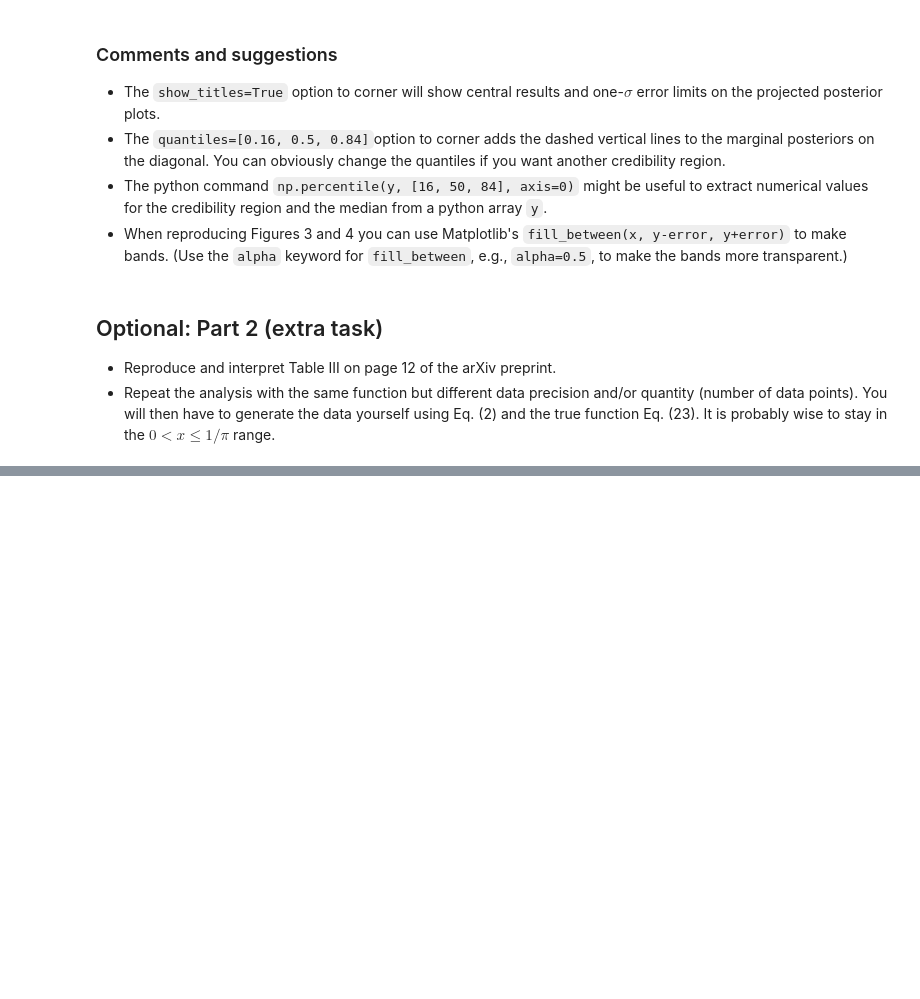
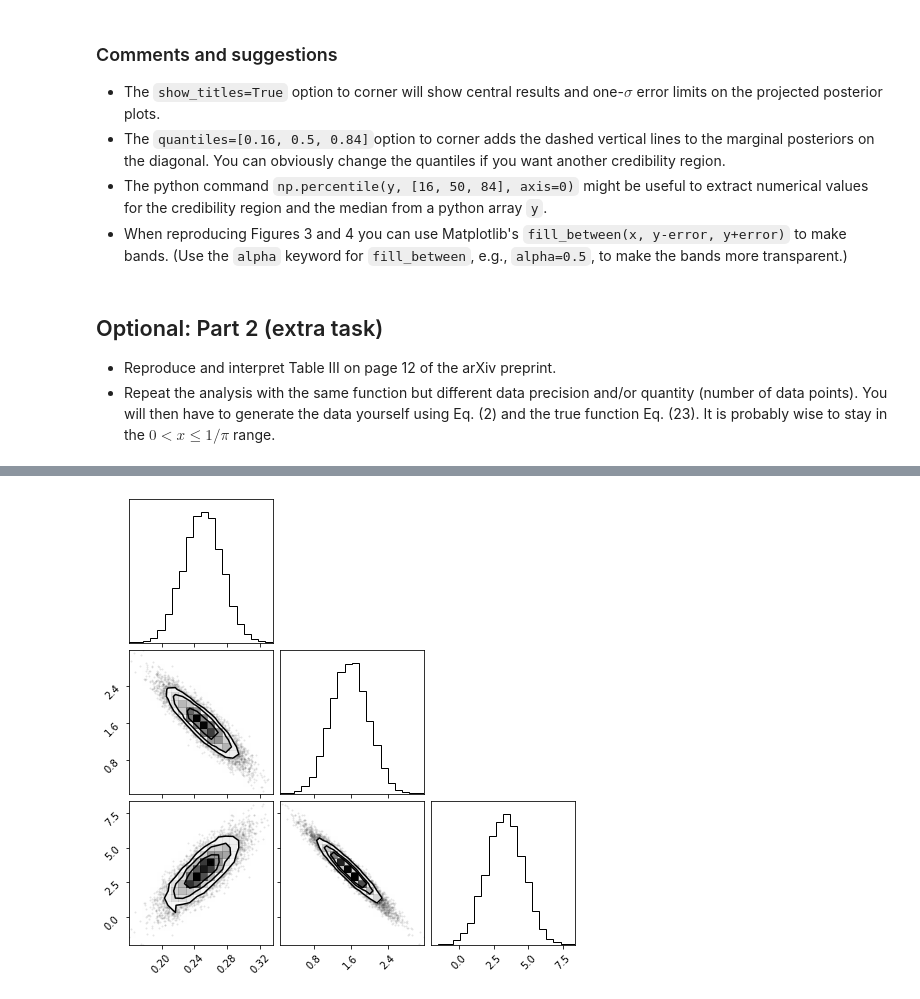
Before and after one commit to CarlStrandby/Projects-Learning-from-Data, a Jupyter notebook: TIF285_Project1_v1.ipynb, the cells around one changed output, grey strips where cells are left out. Saved outputs shown, nothing was run; the diff lists cells and outputs as text; code cells hidden in the pictures; blank space fills up the shorter version.

```diff
--- a/TIF285_Project1_v1.ipynb
+++ b/TIF285_Project1_v1.ipynb
@@ -75,0 +101,12 @@ You should use emcee to sample the joint pdfs and you should use corner to make
+# %%
+# Initialization function
+def __init__():
+    k_max = 3
+    a_min = -100; a_max = 100
+    a_bar = 5
+    quantiles = [0.16, 0.5, 0.84]
+    packed_variables = (k_max, a_min, a_max, a_bar, quantiles)
+
+    return packed_variables
+
+(k_max, a_min, a_max, a_bar, quantiles) = __init__()
@@ -75,0 +244,5 @@ You should use emcee to sample the joint pdfs and you should use corner to make
+# %%
+flat_samples = sampler.get_chain(discard=n_burn, thin=15, flat=True)
+fig = corner.corner(flat_samples);
+# %% [output]
+[figure, added]
```
Also changed, not shown: parts of 9 cells of this notebook.
